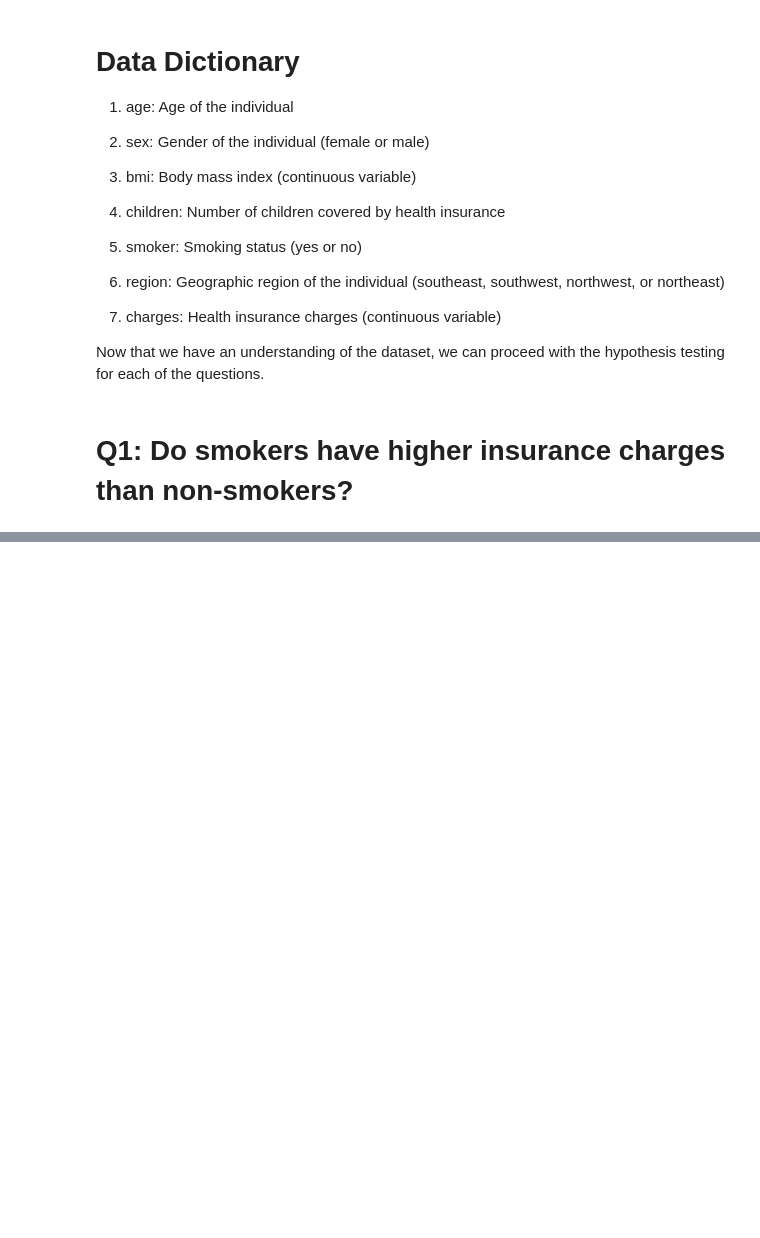
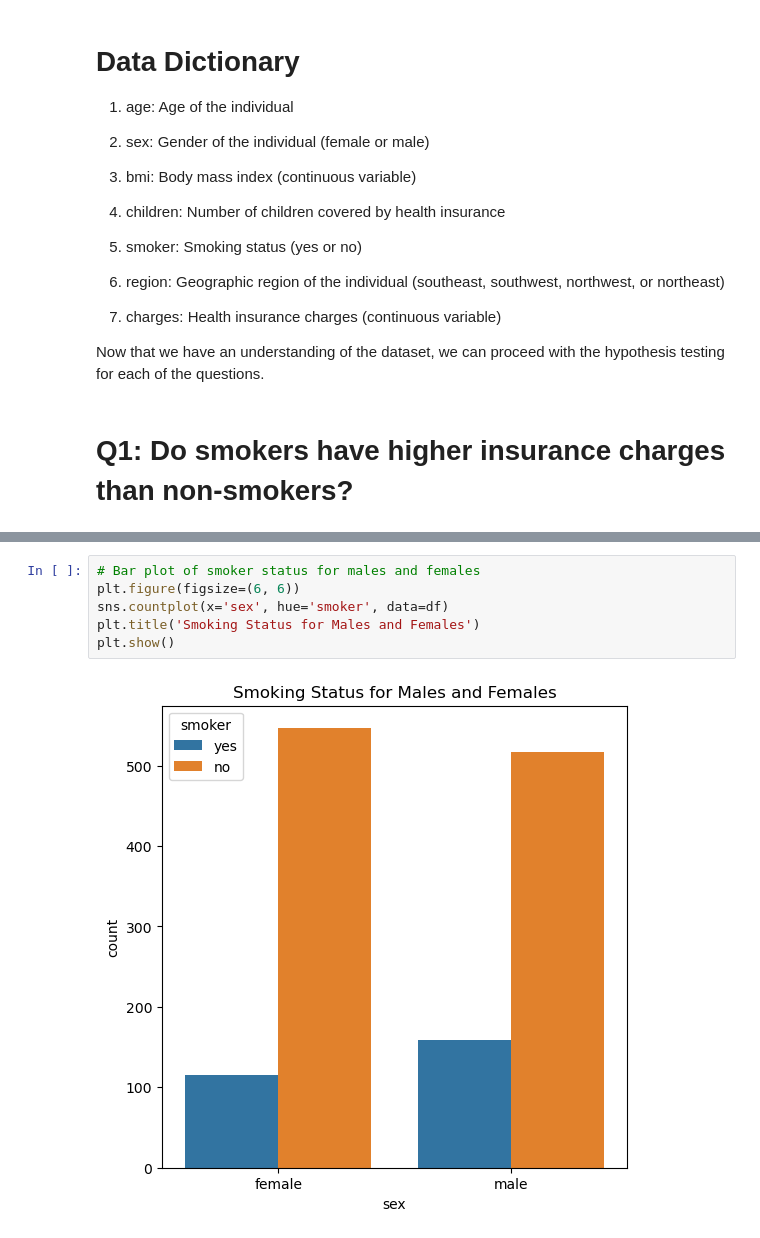
Before and after one commit to Noctua28/Hypothesis-Testing-with-Insurance-Data, a Jupyter notebook: Hypothesis Testing with Insurance Data.ipynb, the cells around one changed output, grey strips where cells are left out. Cells and saved outputs as stored; diff of their text form; blank space fills up the shorter version.

```diff
--- a/Hypothesis Testing with Insurance Data.ipynb
+++ b/Hypothesis Testing with Insurance Data.ipynb
@@ -176,0 +211,8 @@ For Q3, we utilized a one-way ANOVA to determine if there are differences in ave
+# %%
+# Bar plot of smoker status for males and females
+plt.figure(figsize=(6, 6))
+sns.countplot(x='sex', hue='smoker', data=df)
+plt.title('Smoking Status for Males and Females')
+plt.show()
+# %% [output]
+[figure, added]
```
Also changed, not shown: parts of 49 cells of this notebook.
